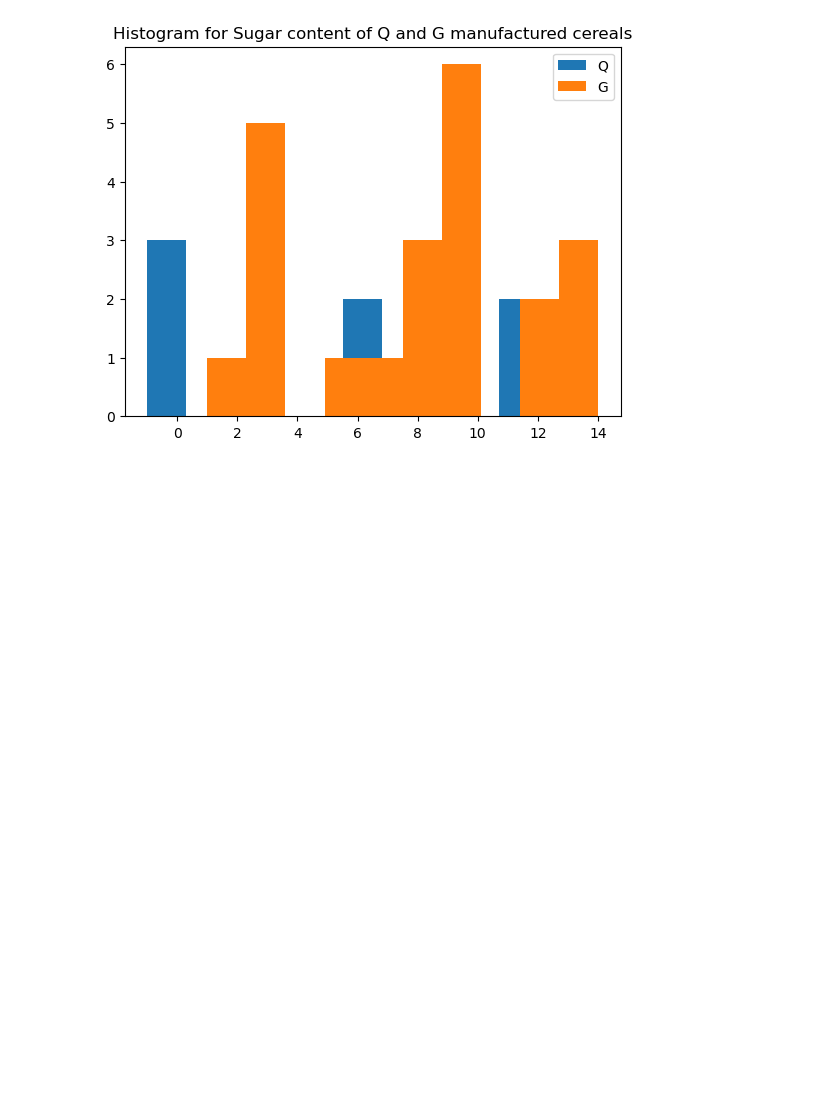
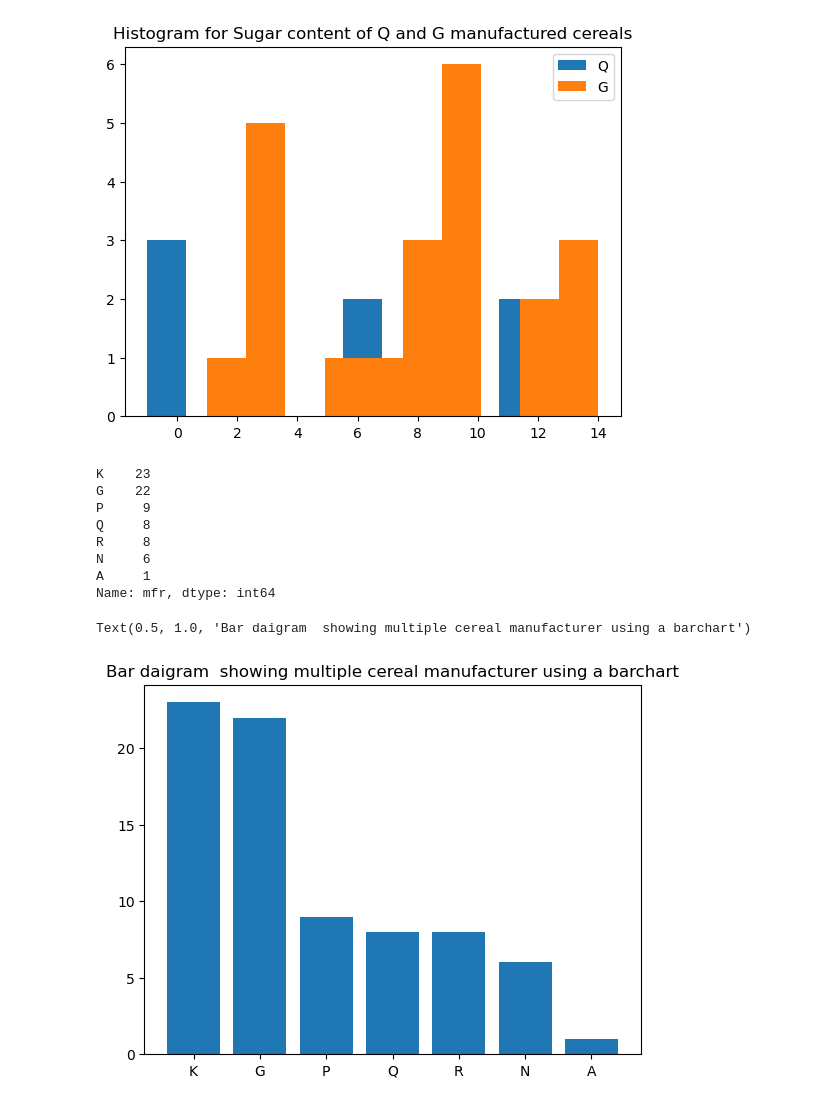
Before and after one commit to saurav1066/Data-Science-, a Jupyter notebook: read_data.ipynb, the cells around one changed output. Cells and saved outputs as stored; diff of their text form; code cells hidden in the pictures; blank space fills up the shorter version.

Commit message:
Visualizing categorical data using a bar daigram

```diff
--- a/read_data.ipynb
+++ b/read_data.ipynb
@@ -118,3 +118,33 @@ plt.title("Histogram for Sugar content of Q and G manufactured cereals")
 Name: sugars, dtype: int64
 Text(0.5, 1.0, 'Histogram for Sugar content of Q and G manufactured cereals')
 [figure]
+# %%
+#Visualizing categorical data  with bar chart (I will use the same data as above. i.e. the cereal data as there are  two categorical variable mfr and type)
+
+#importing seaborn for using barplot
+
+cereal_data = pd.read_csv('/kaggle/input/80-cereals/cereal.csv')
+
+#counting how many manufacturers have how many cereals
+frequency = cereal_data["mfr"].value_counts()
+print(frequency)
+
+manufacturers = list(frequency.index)
+
+positions = list(range(len(manufacturers)))
+
+#Visualizing using pyplot
+plt.bar(positions,frequency.values)
+plt.xticks(positions,manufacturers)
+plt.title("Bar daigram  showing multiple cereal manufacturer using a barchart")
+# %% [output]
+K    23
+G    22
+P     9
+Q     8
+R     8
+N     6
+A     1
+Name: mfr, dtype: int64
+Text(0.5, 1.0, 'Bar daigram  showing multiple cereal manufacturer using a barchart')
+[figure, added]
```
